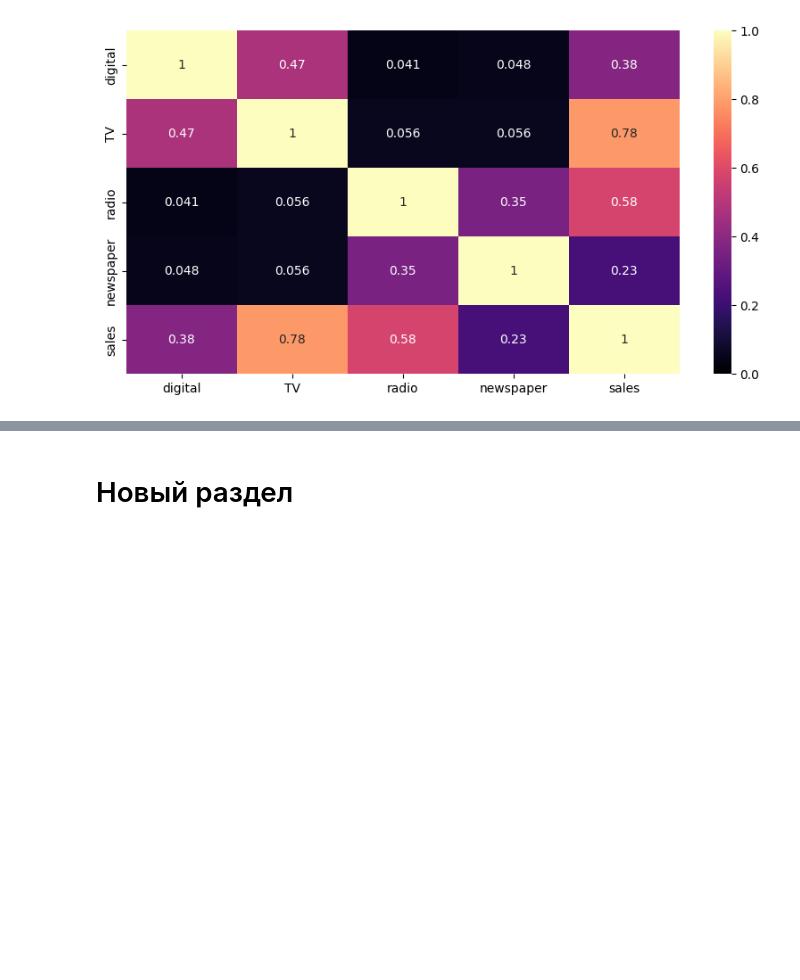
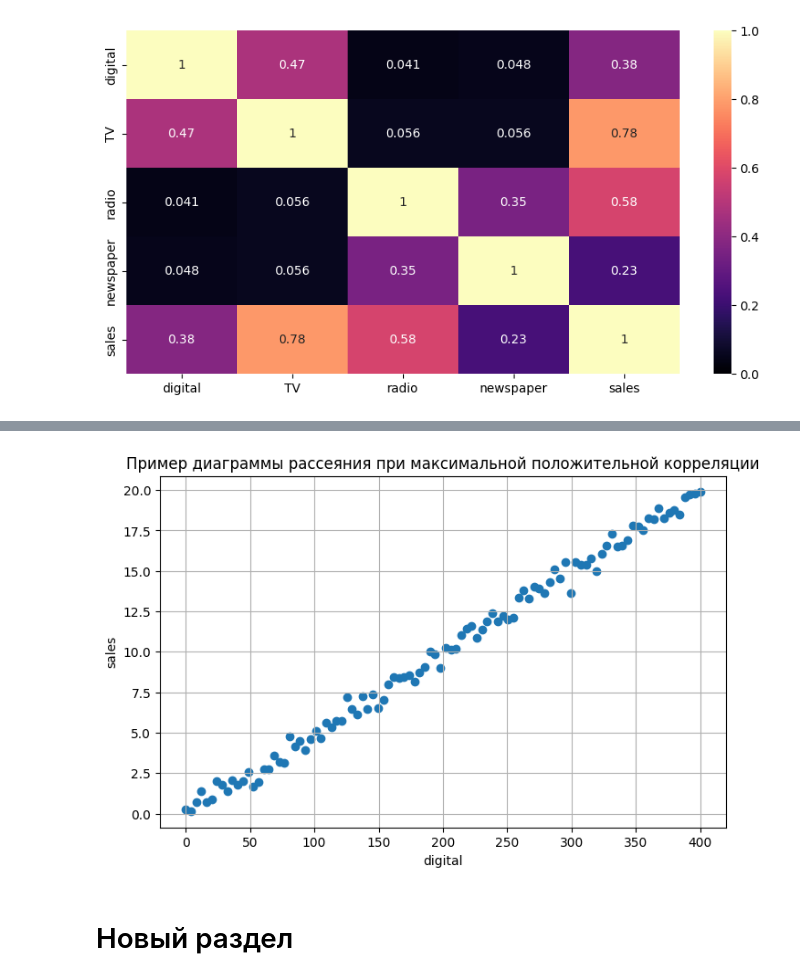
Before and after one commit to esyakov/low-code-book-projects, a Jupyter notebook: Chapter_4.ipynb, the cells around one changed output, grey strips where cells are left out. Saved outputs shown, nothing was run; the diff lists cells and outputs as text; code cells hidden in the pictures; blank space fills up the shorter version.

```diff
--- a/Chapter_4.ipynb
+++ b/Chapter_4.ipynb
@@ -84,2 +94,16 @@ sns.heatmap(adv_df.corr(),annot=True,vmin=0,vmax=1,cmap='magma')
+# %%
+np.random.seed(42)
+x = np.linspace(0, 400, 100)
+y = x * 0.05 + np.random.normal(0, 0.5, 100)  # Малая случайная ошибка
+
+plt.figure(figsize=(8,5))
+plt.scatter(x, y)
+plt.xlabel('digital')
+plt.ylabel('sales')
+plt.title('Пример диаграммы рассеяния при максимальной положительной корреляции')
+plt.grid(True)
+plt.show()
+# %% [output]
+[figure, added]
 # %% [markdown]
 # Новый раздел
```
Also changed, not shown: parts of 5 cells of this notebook.
